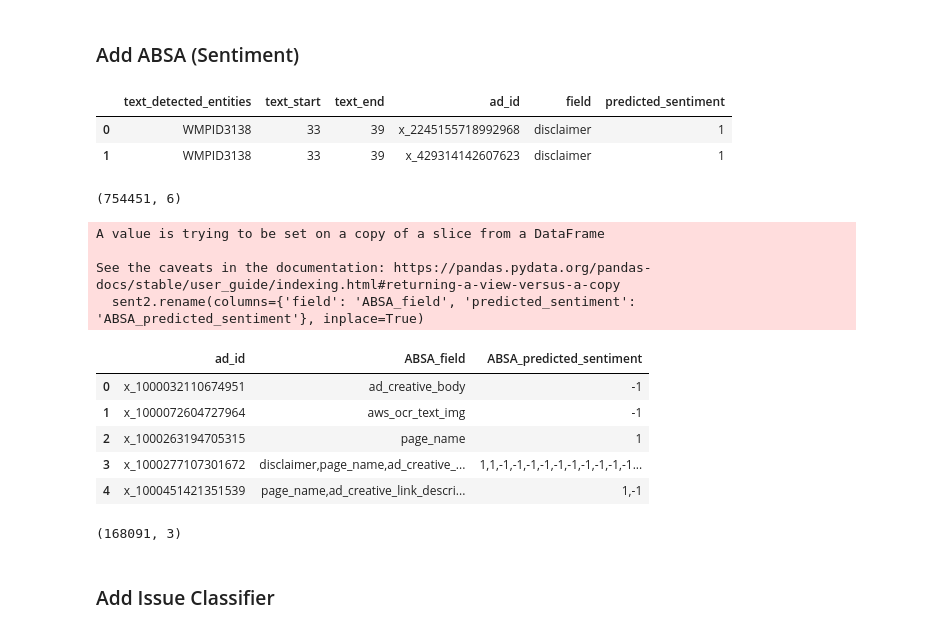
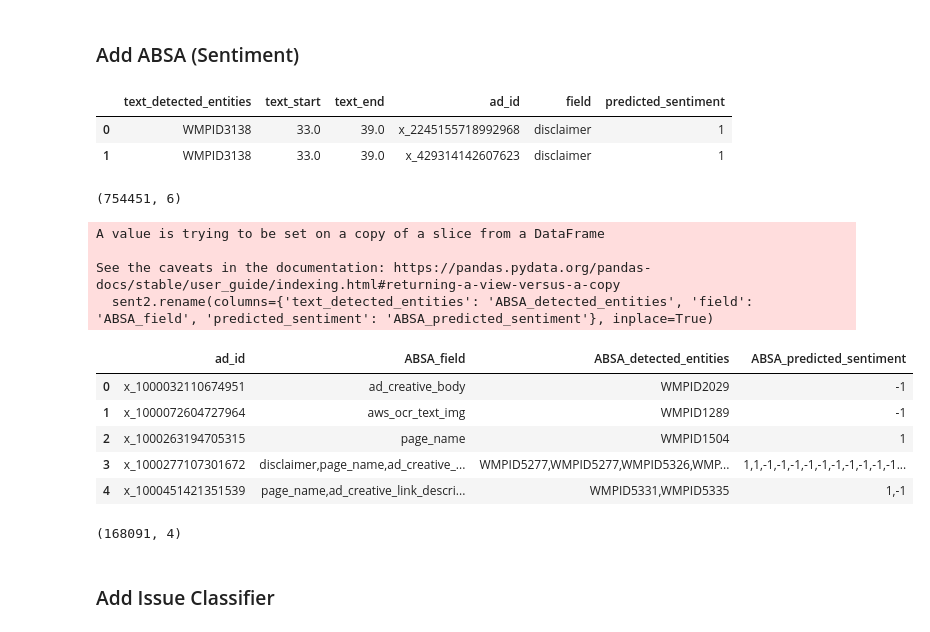
Before and after one commit to Wesleyan-Media-Project/data-post-production, a Jupyter notebook: 01-merge-results/02_merge_final_classification_results/create_fb2022_var.ipynb, the cells around one changed output. Cells and saved outputs as stored; diff of their text form; code cells hidden in the pictures.

```diff
--- a/01-merge-results/02_merge_final_classification_results/create_fb2022_var.ipynb
+++ b/01-merge-results/02_merge_final_classification_results/create_fb2022_var.ipynb
@@ -247,41 +247,42 @@ d = d.merge(attacklike_sent, on='ad_id', how='left')
 # %% [markdown]
 ### Add ABSA (Sentiment)
 # %%
-sent = pd.read_csv("../ABSA/data/fb2022_ABSA_pred.csv.gz")
+sent = pd.read_csv("../../../ABSA/data/fb2022_ABSA_pred.csv.gz")
 # %%
 sent.head(2)
 # %% [output]
 |  | text_detected_entities | text_start | text_end | ad_id | field | predicted_sentiment |
-| 0 | WMPID3138 | 33 | 39 | x_2245155718992968 | disclaimer | 1 |
-| 1 | WMPID3138 | 33 | 39 | x_429314142607623 | disclaimer | 1 |
+| 0 | WMPID3138 | 33.0 | 39.0 | x_2245155718992968 | disclaimer | 1 |
+| 1 | WMPID3138 | 33.0 | 39.0 | x_429314142607623 | disclaimer | 1 |
 # %%
 sent.shape
 # %% [output]
 (754451, 6)
 # %%
-sent2 = sent[['ad_id', 'field', 'predicted_sentiment']]
-sent2.rename(columns={'field': 'ABSA_field', 'predicted_sentiment': 'ABSA_predicted_sentiment'}, inplace=True)
+sent2 = sent[['text_detected_entities', 'ad_id', 'field', 'predicted_sentiment']]
+sent2.rename(columns={'text_detected_entities': 'ABSA_detected_entities', 'field': 'ABSA_field', 'predicted_sentiment': 'ABSA_predicted_sentiment'}, inplace=True)
 # %% [output]
 A value is trying to be set on a copy of a slice from a DataFrame
 
 See the caveats in the documentation: https://pandas.pydata.org/pandas-docs/stable/user_guide/indexing.html#returning-a-view-versus-a-copy
-  sent2.rename(columns={'field': 'ABSA_field', 'predicted_sentiment': 'ABSA_predicted_sentiment'}, inplace=True)
+  sent2.rename(columns={'text_detected_entities': 'ABSA_detected_entities', 'field': 'ABSA_field', 'predicted_sentiment': 'ABSA_predicted_sentiment'}, inplace=True)
 # %%
 agg_sent = sent2.groupby('ad_id').agg({'ABSA_field': lambda x: ','.join(x),
+                                       'ABSA_detected_entities': lambda x: ','.join(x),
                                        'ABSA_predicted_sentiment': lambda x: ','.join(map(str, x))}).reset_index()
 # %%
-agg_sent.head(5)
+agg_sent.head()
 # %% [output]
-|  | ad_id | ABSA_field | ABSA_predicted_sentiment |
-| 0 | x_1000032110674951 | ad_creative_body | -1 |
-| 1 | x_1000072604727964 | aws_ocr_text_img | -1 |
-| 2 | x_1000263194705315 | page_name | 1 |
-| 3 | x_1000277107301672 | disclaimer,page_name,ad_creative_... | 1,1,-1,-1,-1,-1,-1,-1,-1,-1,-1,-1... |
-| 4 | x_1000451421351539 | page_name,ad_creative_link_descri... | 1,-1 |
+|  | ad_id | ABSA_field | ABSA_detected_entities | ABSA_predicted_sentiment |
+| 0 | x_1000032110674951 | ad_creative_body | WMPID2029 | -1 |
+| 1 | x_1000072604727964 | aws_ocr_text_img | WMPID1289 | -1 |
+| 2 | x_1000263194705315 | page_name | WMPID1504 | 1 |
+| 3 | x_1000277107301672 | disclaimer,page_name,ad_creative_... | WMPID5277,WMPID5277,WMPID5326,WMP... | 1,1,-1,-1,-1,-1,-1,-1,-1,-1,-1,-1... |
+| 4 | x_1000451421351539 | page_name,ad_creative_link_descri... | WMPID5331,WMPID5335 | 1,-1 |
 # %%
 agg_sent.shape
 # %% [output]
-(168091, 3)
+(168091, 4)
 # %%
 d = d.merge(agg_sent, on='ad_id', how='left')
 # %% [markdown]
```
Also changed, not shown: parts of 16 cells of this notebook, 1 other file.
